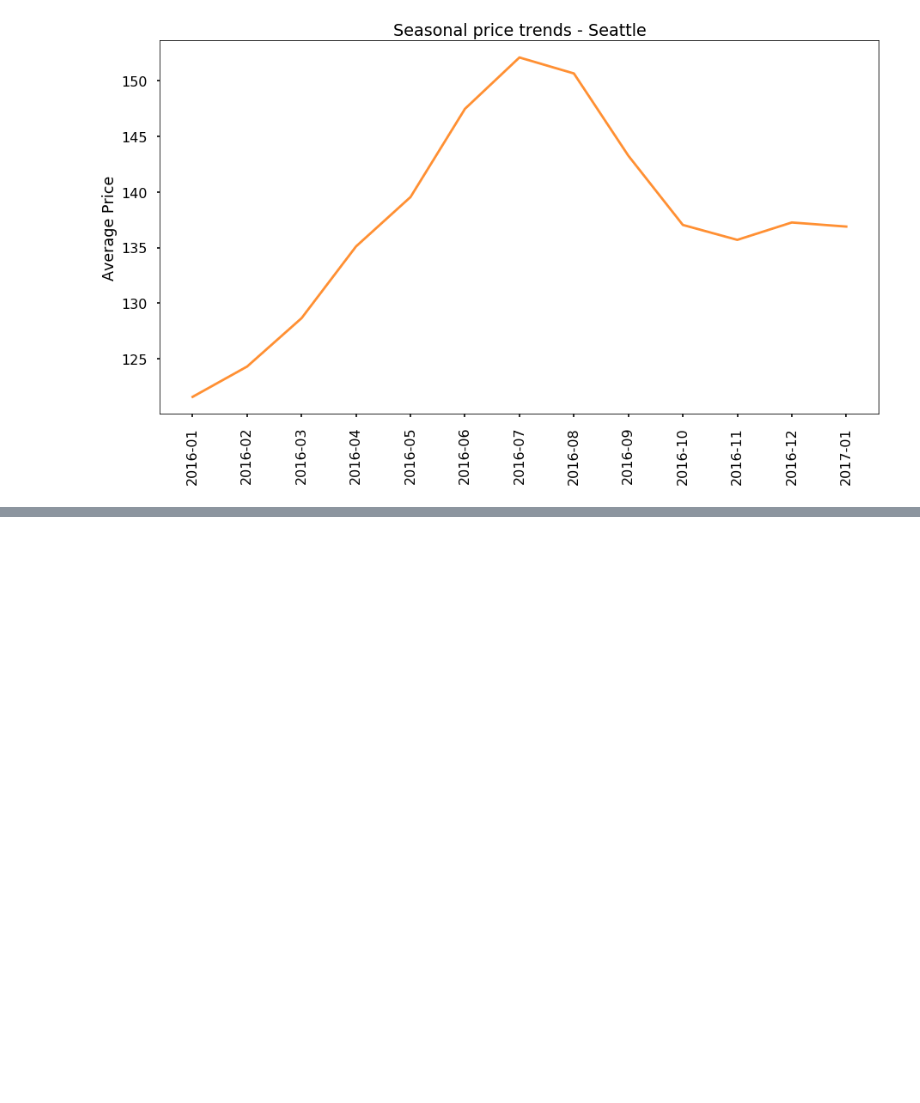
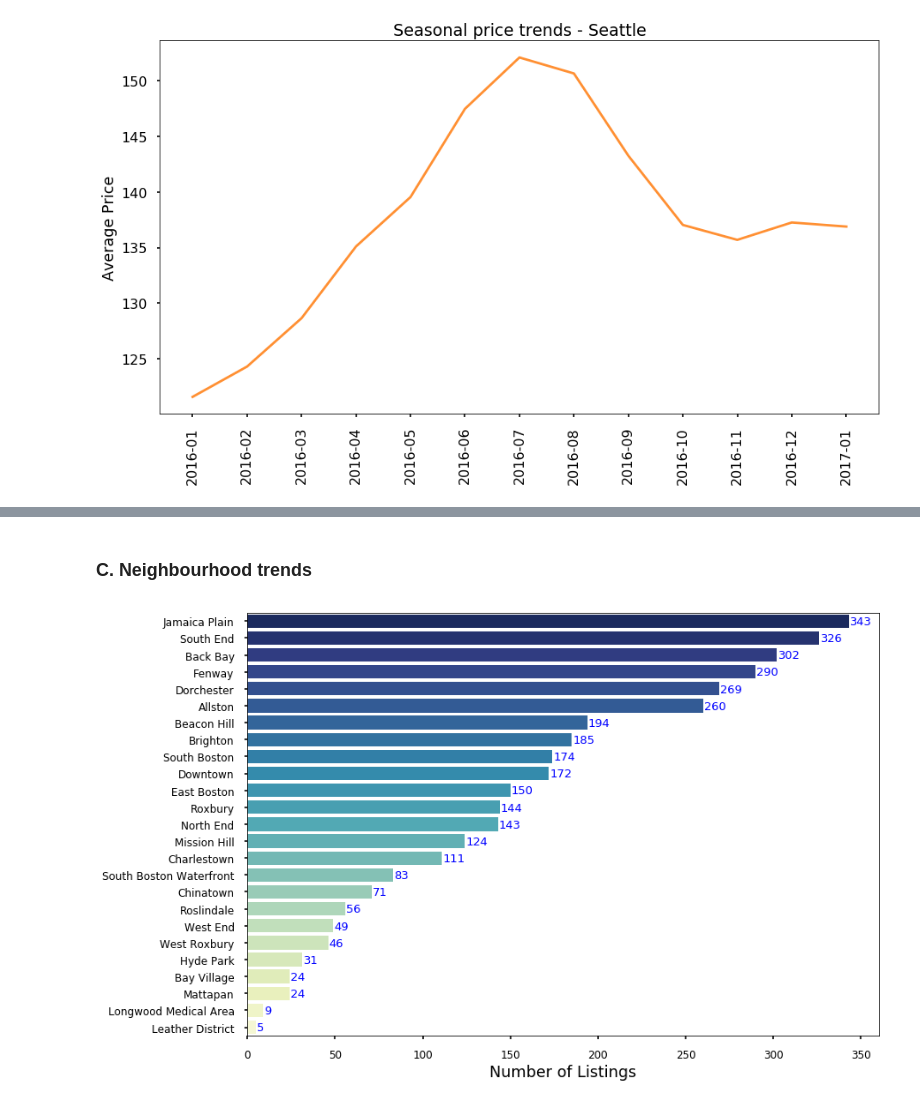
Before and after one commit to SmritiMohapatra/airbnb-data-analysis, a Jupyter notebook: airbnb_data_analysis_AssessExplore.ipynb, the cells around one changed output, grey strips where cells are left out. Saved outputs shown, nothing was run; the diff lists cells and outputs as text; code cells hidden in the pictures; blank space fills up the shorter version.

```diff
--- a/airbnb_data_analysis_AssessExplore.ipynb
+++ b/airbnb_data_analysis_AssessExplore.ipynb
@@ -345,0 +379,23 @@ plt.show()
+# %% [markdown]
+### C. Neighbourhood trends
+# %%
+boslis_byneighood = boston_listings.groupby(['neighbourhood_cleansed'])['id'].agg(['count']) \
+                                   .reset_index() \
+                                   .sort_values(['count'], ascending=False)
+
+ax = sns.barplot(boslis_byneighood['count'],
+                                   boslis_byneighood['neighbourhood_cleansed'], palette="YlGnBu_r")
+ax.set_xlabel("Number of Listings")
+ax.set_ylabel("")
+for p in ax.patches:
+    width = p.get_width()
+    ax.text(width+.5, #width - 1.5  ,
+            p.get_y() + p.get_height()/2. + 0.2,
+            '{:1.0f}'.format(width),
+            ha='left',
+            color='blue',
+            fontsize=13)
+plt.xticks(fontsize=12);
+plt.yticks(fontsize=12);
+# %% [output]
+[figure, added]
```
Also changed, not shown: parts of 17 cells of this notebook.
